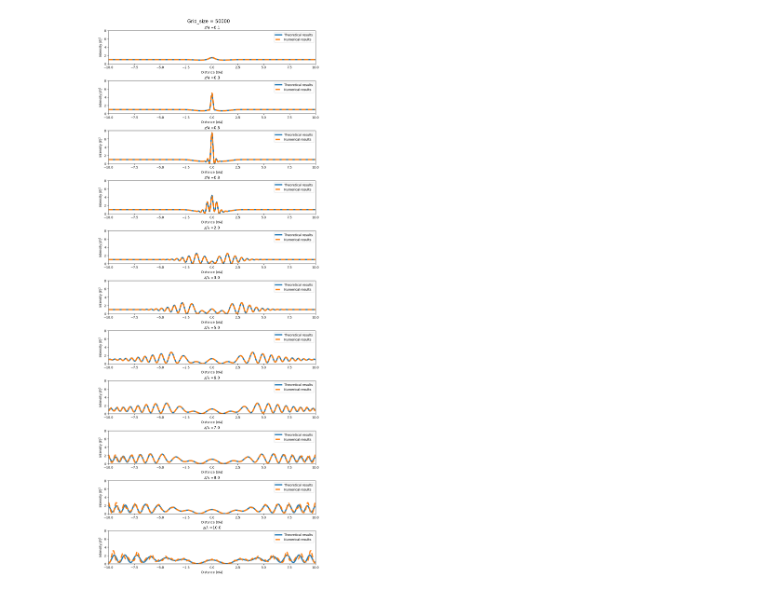
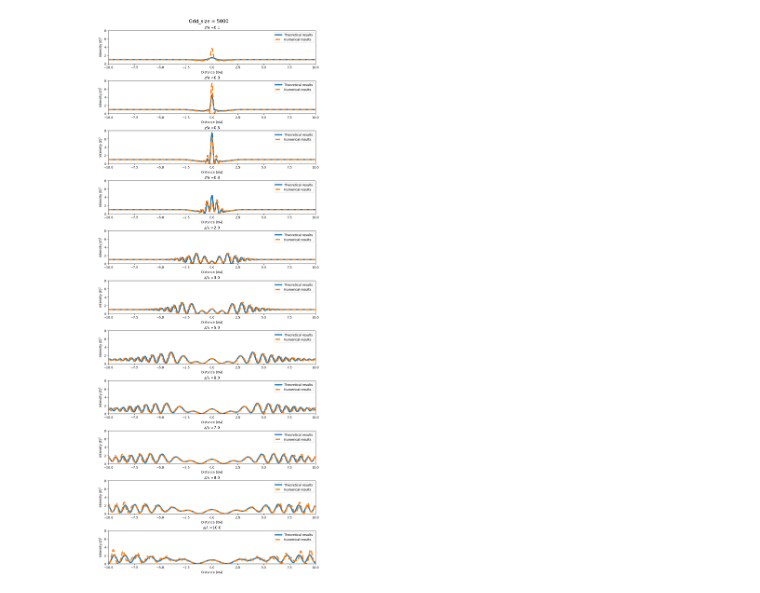
Before and after one commit to Margo-10/master_diploma, a Jupyter notebook: phase_screen_model.ipynb, the cells around one changed output. Drawn from its saved outputs; the diff is of its cells as text; code cells hidden in the pictures.

```diff
--- a/phase_screen_model.ipynb
+++ b/phase_screen_model.ipynb
@@ -19,22 +99,20 @@ from math import factorial
 # %%
+
 # Constants
 freq = 1e9
-c = 3e8
-wavelength = c/freq
-k = 2 * np.pi / wavelength  # Wavenumber
-phi0 = 10  #  phase shift (in radians) (about 578*np.pi/180, where 578 in degrees)
+wavelength = 3e8/freq
+phi0 = 10  # phi0 in radians
 r0 = wavelength
+grid_size = 5000  # Number of grid points
 L = 6 # Length of the observation grid
-grid_size = 50000    # number of grid points
-dx = L / grid_size  # Spatial resolution
+Z_lambda = [0.1, 0.3, 0.5, 0.8, 2.0, 3.0, 5.0, 6.0, 7.0, 8.0, 10.0]
+# Create phase screen and plot results
+phase_screen_dec = PhaseScreenDec(wavelength, phi0, r0, grid_size, L, Z_lambda)
+e_theoretical = E_theoretical(phase_screen_dec)
 
-# Coordinate grids
-x = np.linspace(-L / 2, L / 2, grid_size)
-X = x / wavelength
 
-# Phase Screen (Gaussian lens)
-phi = -phi0 * np.exp(-x**2 / r0**2)
 
-#array of z/lambda and z_values
-Z_lambda = [0.1, 0.3, 0.5, 0.8, 2.0, 3.0, 5.0, 6.0, 7.0, 8.0, 10.0]
-z_values = [z * wavelength for z in Z_lambda]
+results_plotter_for_decCoord = PlotResultsDec(phase_screen_dec, e_theoretical)
+results_plotter_for_decCoord.plot_results()
+# %% [output]
+[figure, added]
@@ -99,22 +118,0 @@ I_theory = calculate_E_theoretical(x, z_values, k, r0, phi0)
-# %%
-fig, axs = plt.subplots(len(z_values), 1, figsize=(10, 25), constrained_layout=True)
-
-# Add a common title
-fig.suptitle(r"Grid_size = " + f"{grid_size}", fontsize=15)
-
-for i, (zi, num_intensity, th_intensity) in enumerate(zip(Z_lambda, numerical_results, I_theory)):
-
-    axs[i].plot(X, th_intensity, label="Theoretical results", linewidth = 4)  # Changed to "Theoretical results"
-    axs[i].plot(X, num_intensity, label="Numerical results", linewidth = 4, linestyle = "--")  # Changed to "Numerical results"
-    axs[i].set_title(r"$z / \lambda$ =" + f"{zi}")
-    axs[i].set_xlabel(r"Distance $(x / \lambda)$")
-    axs[i].set_ylabel("Intensity $|E|^2$")
-    axs[i].set_xlim([-10, 10])
-    axs[i].set_ylim([0, 8])
-    axs[i].legend()  # Add legend
-
-# Save the figure
-plt.savefig(f"{grid_size}_overlay.png", dpi='figure')
-plt.show()
-# %% [output]
-[figure, removed]
```
Also changed, not shown: parts of 11 cells of this notebook.
